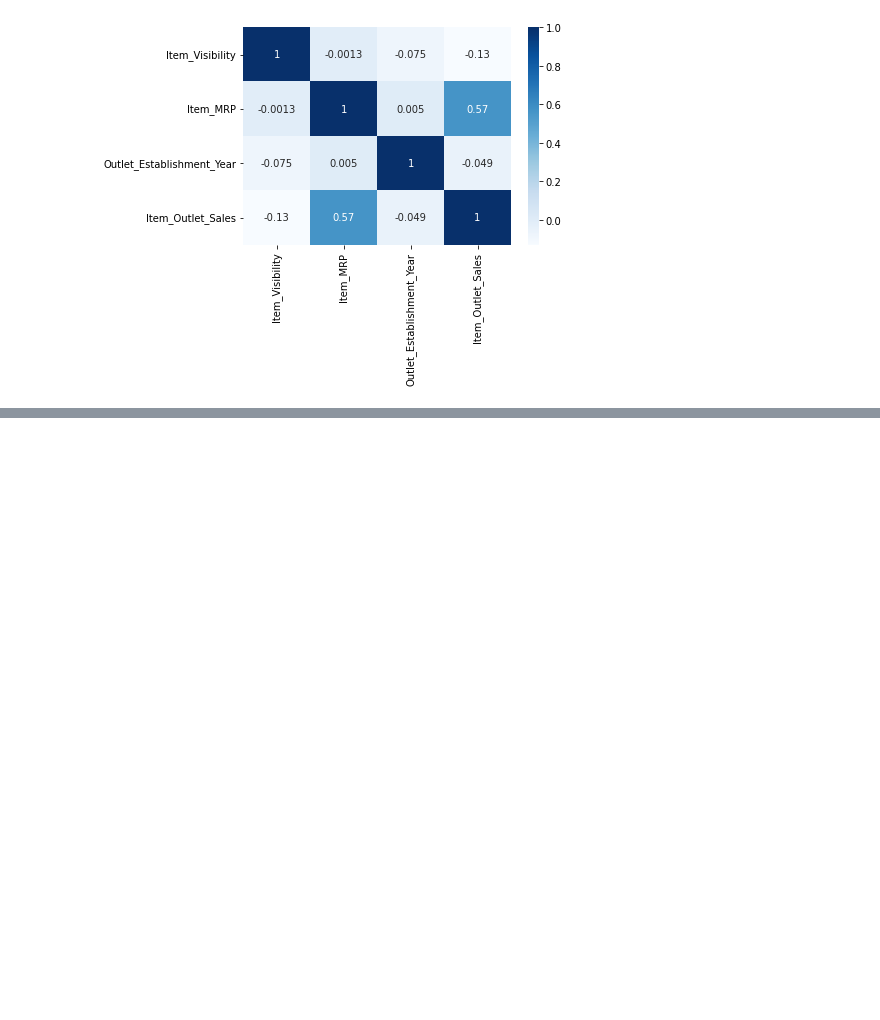
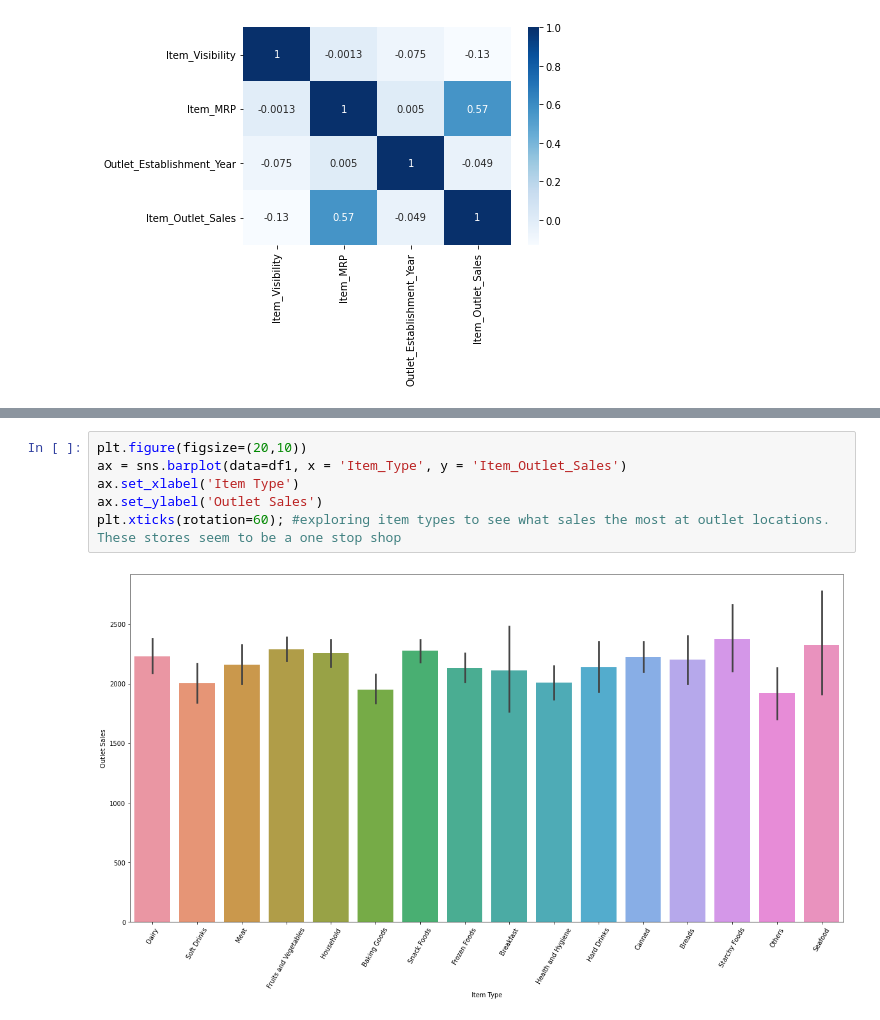
Before and after one commit to victoriawhite17/Sales_Predictions, a Jupyter notebook: Sales_Predictions.ipynb, the cells around one changed output, grey strips where cells are left out. Drawn from its saved outputs; the diff is of its cells as text; blank space fills up the shorter version.

```diff
--- a/Sales_Predictions.ipynb
+++ b/Sales_Predictions.ipynb
@@ -151,0 +184,8 @@ sns.heatmap(corr, cmap = "Blues", annot = True);
+# %%
+plt.figure(figsize=(20,10))
+ax = sns.barplot(data=df1, x = 'Item_Type', y = 'Item_Outlet_Sales')
+ax.set_xlabel('Item Type')
+ax.set_ylabel('Outlet Sales')
+plt.xticks(rotation=60); #exploring item types to see what sales the most at outlet locations. These stores seem to be a one stop shop
+# %% [output]
+[figure, added]
```
Also changed, not shown: parts of 5 cells of this notebook.
